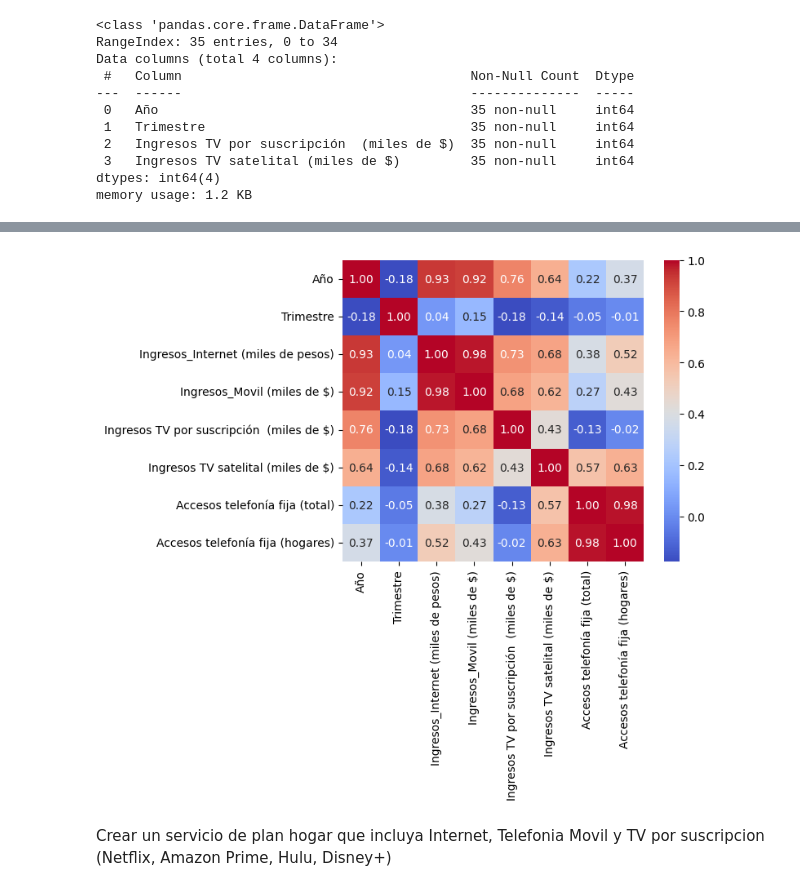
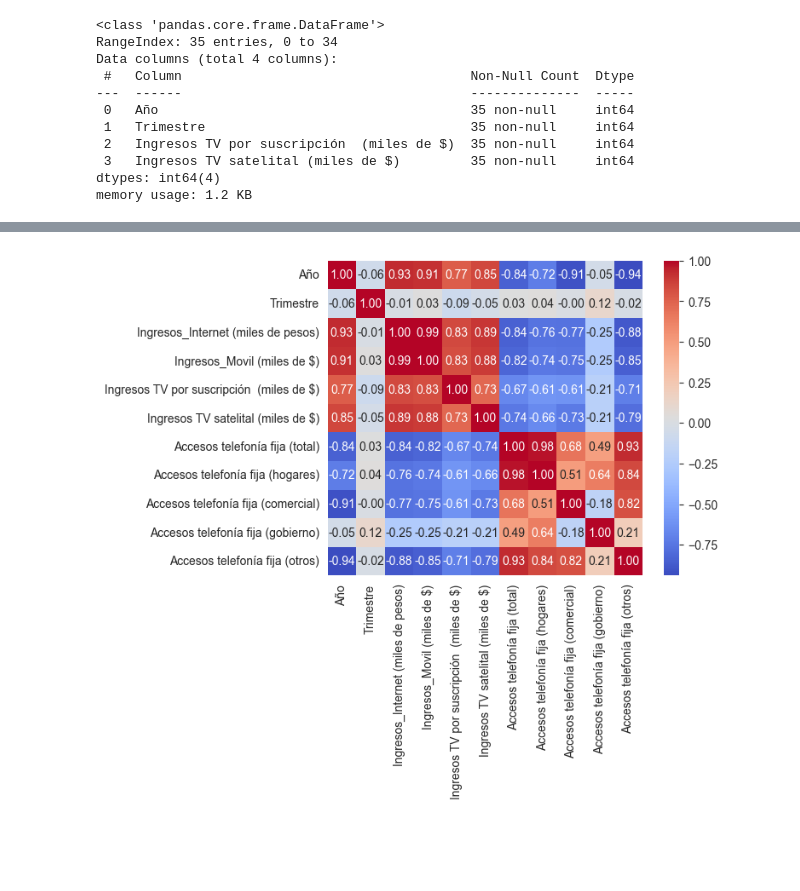
Before and after one commit to Magic-Mario/henry_lab02, a Jupyter notebook: cleaning/eda.ipynb, the cells around one changed output, grey strips where cells are left out. Saved outputs shown, nothing was run; the diff lists cells and outputs as text; code cells hidden in the pictures; blank space fills up the shorter version.

```diff
--- a/cleaning/eda.ipynb
+++ b/cleaning/eda.ipynb
@@ -389,5 +409,3 @@ df_internet = df_internet.applymap(lambda x: x.replace('.', '').replace('$', '')
 df_movil = df_movil.applymap(lambda x: x.replace('.', '').replace('$', '') if isinstance(x, str) else x)
 df_tv = df_tv.applymap(lambda x: x.replace(',', '').replace('$', '').replace('.', '') if isinstance(x, str) else x)
 df_fija = df_fija.applymap(lambda x: x.replace('.', '') if isinstance(x, str) else x)
-# %%
-df_fija = df_fija[['Año', 'Trimestre', 'Accesos telefonía fija (total)', 'Accesos telefonía fija (hogares)']].copy()
@@ -394,6 +416,7 @@ df_fija = df_fija[['Año', 'Trimestre', 'Accesos telefonía fija (total)', 'Acce
 # %%
 df_internet.drop(columns='Periodo', inplace=True)
 df_movil.drop(columns='Periodo', inplace=True)
+df_fija.drop(columns='Periodo', inplace=True)
 # %%
 df_internet = df_internet.astype(np.int64)
 df_movil = df_movil.astype(np.int64)
@@ -511,13 +523,11 @@ df_service_filter
 # %%
-df_service_filter = df_service_filter.rename(columns={'Ingresos (miles de pesos)': 'Ingresos_Internet (miles de pesos)',
+df_service = df_service.rename(columns={'Ingresos (miles de pesos)': 'Ingresos_Internet (miles de pesos)',
                                                       'Ingresos (miles de $)':'Ingresos_Movil (miles de $)'})
 # %%
-corr = df_service_filter.corr(numeric_only=True)
+corr = df_service.corr(numeric_only=True)
 plt.Figure(figsize=(30,30))
 sns.heatmap(corr, cbar=True, annot=True, square=True, fmt='.2f', annot_kws={'size': 10},
             cmap='coolwarm')
 plt.show()
 # %% [output]
-[figure, old version]
+[figure, new version]
-# %% [markdown]
-Crear un servicio de plan hogar que incluya Internet, Telefonia Movil y TV por suscripcion (Netflix, Amazon Prime, Hulu, Disney+)
```
Also changed, not shown: parts of 24 cells of this notebook, 1 other file.
